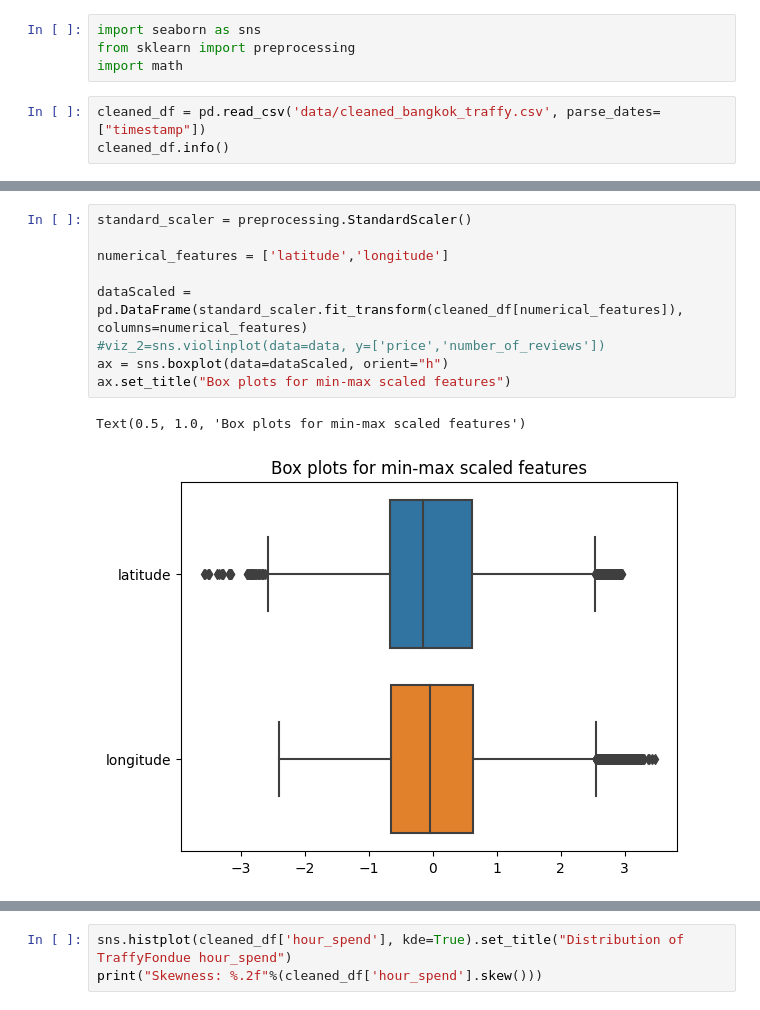
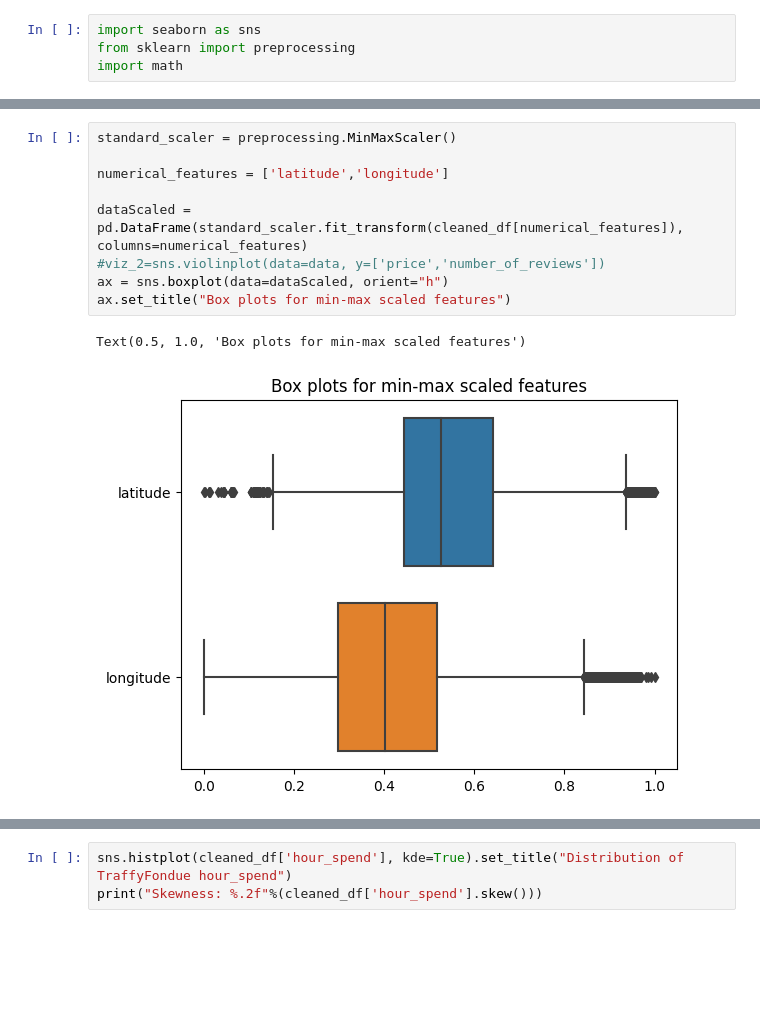
Before and after one commit to data-science-project-imaginary-data/Hour_spend_prediction, a Jupyter notebook: Traffyfondue_analysis.ipynb, the cells around one changed output, grey strips where cells are left out. Cells and saved outputs as stored; diff of their text form; blank space fills up the shorter version.

```diff
--- a/Traffyfondue_analysis.ipynb
+++ b/Traffyfondue_analysis.ipynb
@@ -228,6 +225,3 @@ save_df.to_csv('data/cleaned_bangkok_traffy.csv', index=False)
 import seaborn as sns
 from sklearn import preprocessing
 import math
-# %%
-cleaned_df = pd.read_csv('data/cleaned_bangkok_traffy.csv', parse_dates=["timestamp"])
-cleaned_df.info()
@@ -252,15 +228,15 @@ memory usage: 5.4+ MB
 # %%
-standard_scaler = preprocessing.StandardScaler()
+standard_scaler = preprocessing.MinMaxScaler()
 
 numerical_features = ['latitude','longitude']
 
 dataScaled = pd.DataFrame(standard_scaler.fit_transform(cleaned_df[numerical_features]), columns=numerical_features)
 #viz_2=sns.violinplot(data=data, y=['price','number_of_reviews'])
 ax = sns.boxplot(data=dataScaled, orient="h")
 ax.set_title("Box plots for min-max scaled features")
 # %% [output]
 Text(0.5, 1.0, 'Box plots for min-max scaled features')
-[figure, old version]
+[figure, new version]
 # %%
 sns.histplot(dataScaled[['latitude', 'longitude']], kde=True).set_title("Distribution of TraffyFondue latitude, longtitude")
 print("Latitude skewness: %.2f"%(dataScaled['latitude'].skew()))
```
Also changed, not shown: parts of 42 cells of this notebook.
